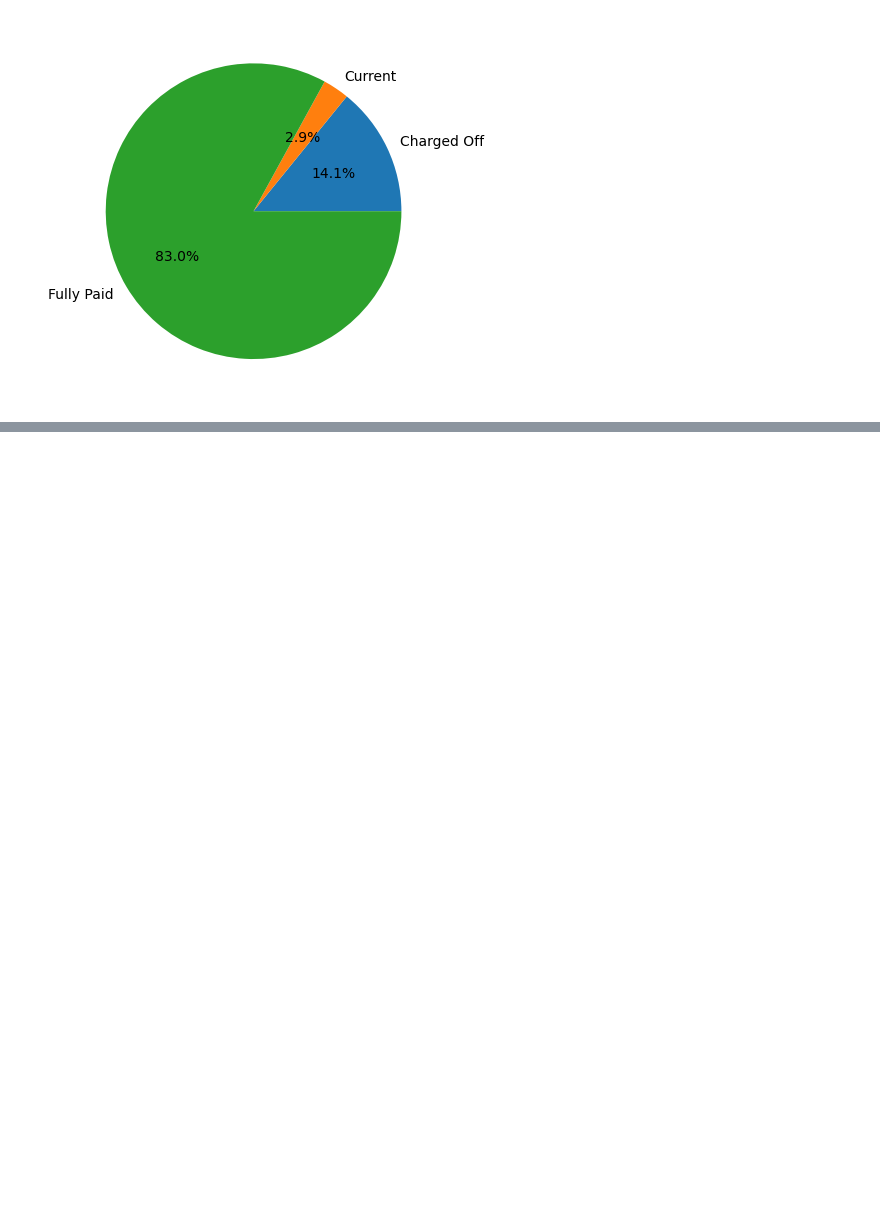
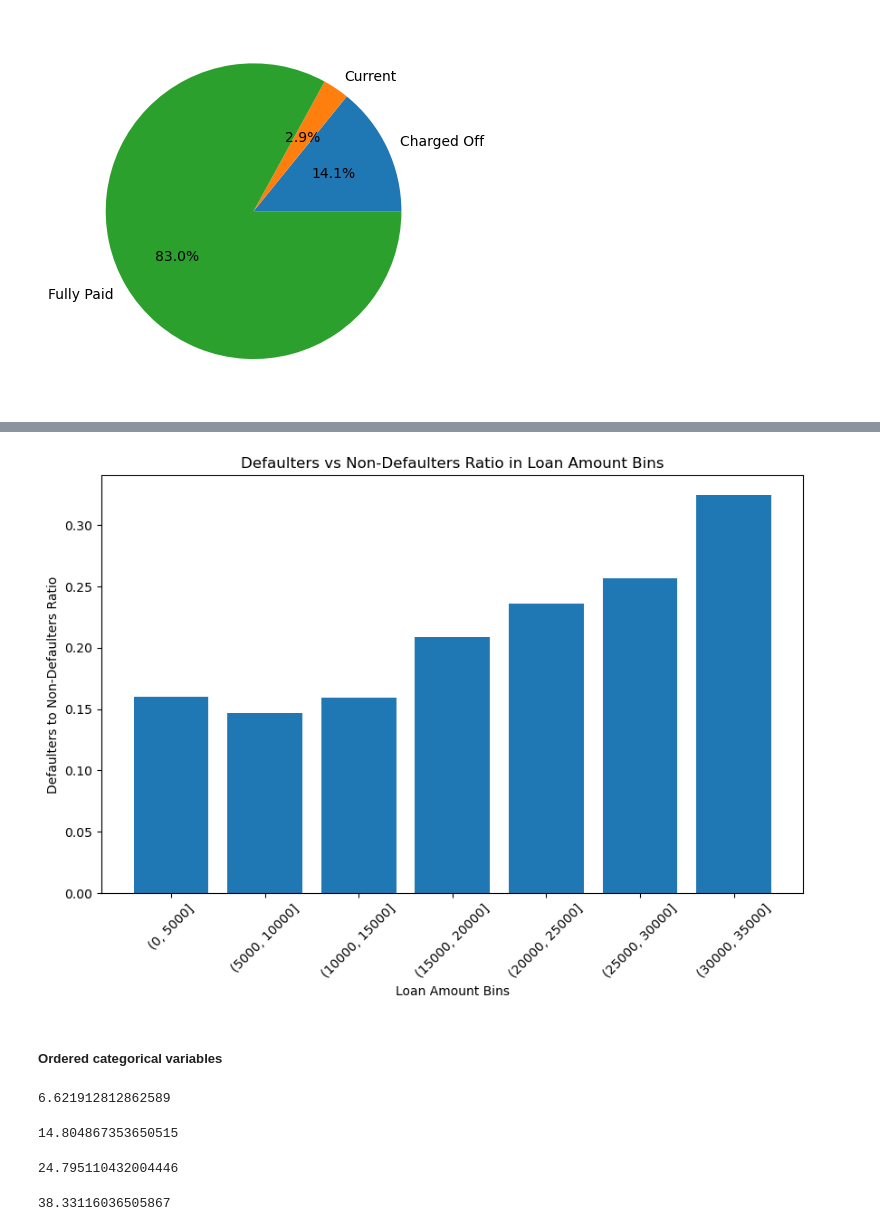
Before and after one commit to Rishabh-Saha/LendingClubCaseStudy, a Jupyter notebook: Rishabh_Saha.ipynb, the cells around one changed output, grey strips where cells are left out. Drawn from its saved outputs; the diff is of its cells as text; code cells hidden in the pictures; blank space fills up the shorter version.

```diff
--- a/Rishabh_Saha.ipynb
+++ b/Rishabh_Saha.ipynb
@@ -125,0 +150,45 @@ plt.show()
+# %%
+defaulters = df[df['loan_status'] == 'Charged Off']
+non_defaulters = df[df['loan_status'] == 'Fully Paid']
+# %%
+# Based on the loan amount
+
+# Create bins for loan amounts
+bins = [0, 5000, 10000, 15000, 20000, 25000, 30000, 35000, 40000, 45000, 50000]
+
+# Group defaulters and non-defaulters by loan amount bins
+defaulters_bins = defaulters.groupby(pd.cut(defaulters['loan_amnt'], bins)).size()
+fullypaid_bins = non_defaulters.groupby(pd.cut(non_defaulters['loan_amnt'], bins)).size()
+
+# Calculate the ratio of defaulters to non-defaulters in each bin
+ratio = defaulters_bins / fullypaid_bins
+
+# Plot the ratio
+plt.figure(figsize=(10, 6))
+plt.bar(ratio.index.astype(str), ratio.values)
+plt.xlabel('Loan Amount Bins')
+plt.ylabel('Defaulters to Non-Defaulters Ratio')
+plt.title('Defaulters vs Non-Defaulters Ratio in Loan Amount Bins')
+# plt.xticks(rotation=45)
+plt.show()
+# %% [output]
+[figure, added]
+# %% [markdown]
+##### Ordered categorical variables
+# %%
+defaulters['int_rate'].value_counts().sort_index()
+print(defaulters[(defaulters['int_rate'] < 10) & (defaulters['int_rate'] > 5)]['member_id'].count()*100/df[(df['int_rate'] < 10) & (df['int_rate'] > 5)]['member_id'].count())
+# %% [output]
+6.621912812862589
+# %%
+print(defaulters[(defaulters['int_rate'] < 15) & (defaulters['int_rate'] > 10)]['member_id'].count()*100/df[(df['int_rate'] < 15) & (df['int_rate'] > 10)]['member_id'].count())
+# %% [output]
+14.804867353650515
+# %%
+print(defaulters[(defaulters['int_rate'] < 20) & (defaulters['int_rate'] > 15)]['member_id'].count()*100/df[(df['int_rate'] < 20) & (df['int_rate'] > 15)]['member_id'].count())
+# %% [output]
+24.795110432004446
+# %%
+print(defaulters[(defaulters['int_rate'] < 25) & (defaulters['int_rate'] > 20)]['member_id'].count()*100/df[(df['int_rate'] < 25) & (df['int_rate'] > 20)]['member_id'].count())
+# %% [output]
+38.33116036505867
```
Also changed, not shown: parts of 10 cells of this notebook, 2 other files.
